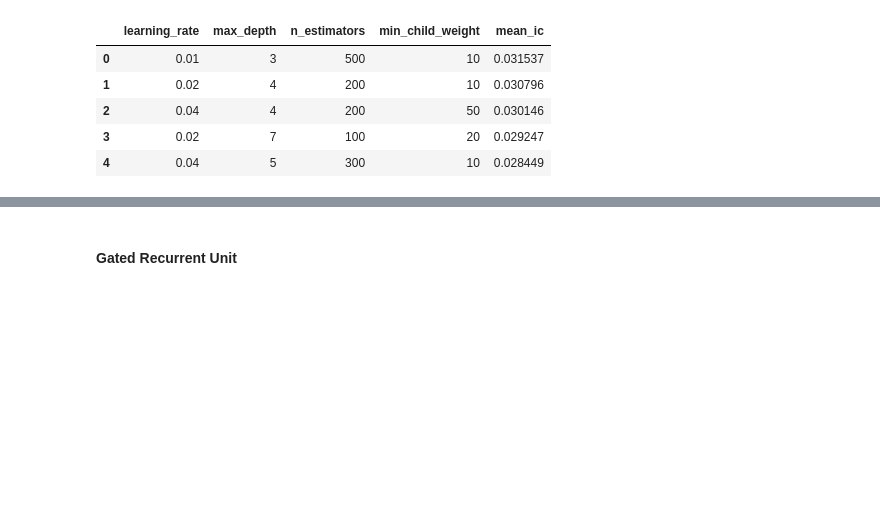
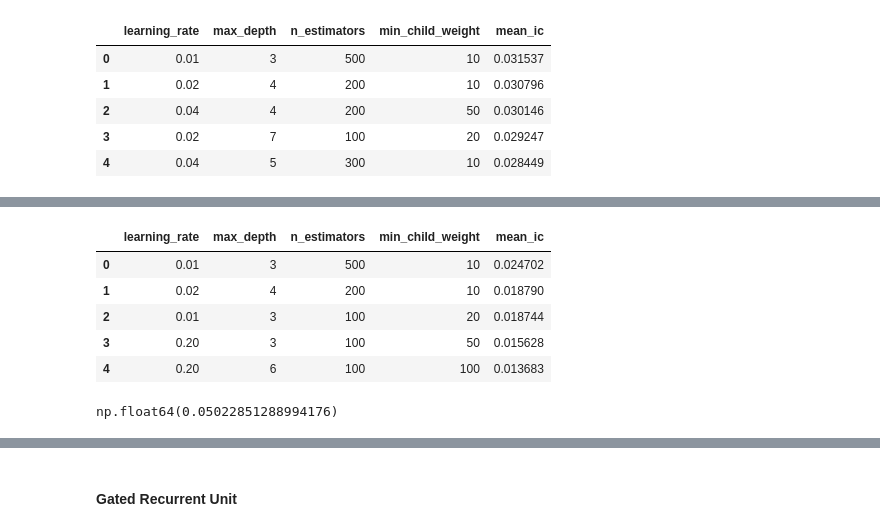
Before and after one commit to hungryfire267/systematic-equities-research, a Jupyter notebook: notebooks/lightgbm_walkforward_research.ipynb, the cells around one changed output, grey strips where cells are left out. Drawn from its saved outputs; the diff is of its cells as text; code cells hidden in the pictures; blank space fills up the shorter version.

```diff
--- a/notebooks/lightgbm_walkforward_research.ipynb
+++ b/notebooks/lightgbm_walkforward_research.ipynb
@@ -216,0 +337,10 @@ mean_ic = daily_ic.dropna().mean()
+# %%
+results_xgboost_market_df = pd.read_csv(os.path.join(BASE_DIR, "results/xgboost_model/random_searchmarket.csv"))
+results_xgboost_market_df.head()
+# %% [output]
+|  | learning_rate | max_depth | n_estimators | min_child_weight | mean_ic |
+| 0 | 0.01 | 3 | 500 | 10 | 0.024702 |
+| 1 | 0.02 | 4 | 200 | 10 | 0.018790 |
+| 2 | 0.01 | 3 | 100 | 20 | 0.018744 |
+| 3 | 0.20 | 3 | 100 | 50 | 0.015628 |
+| 4 | 0.20 | 6 | 100 | 100 | 0.013683 |
@@ -216,0 +388,4 @@ mean_ic = daily_ic.dropna().mean()
+# %%
+mean_ic
+# %% [output]
+np.float64(0.05022851288994176)
```
Also changed, not shown: parts of 34 cells of this notebook, 28 other files.
